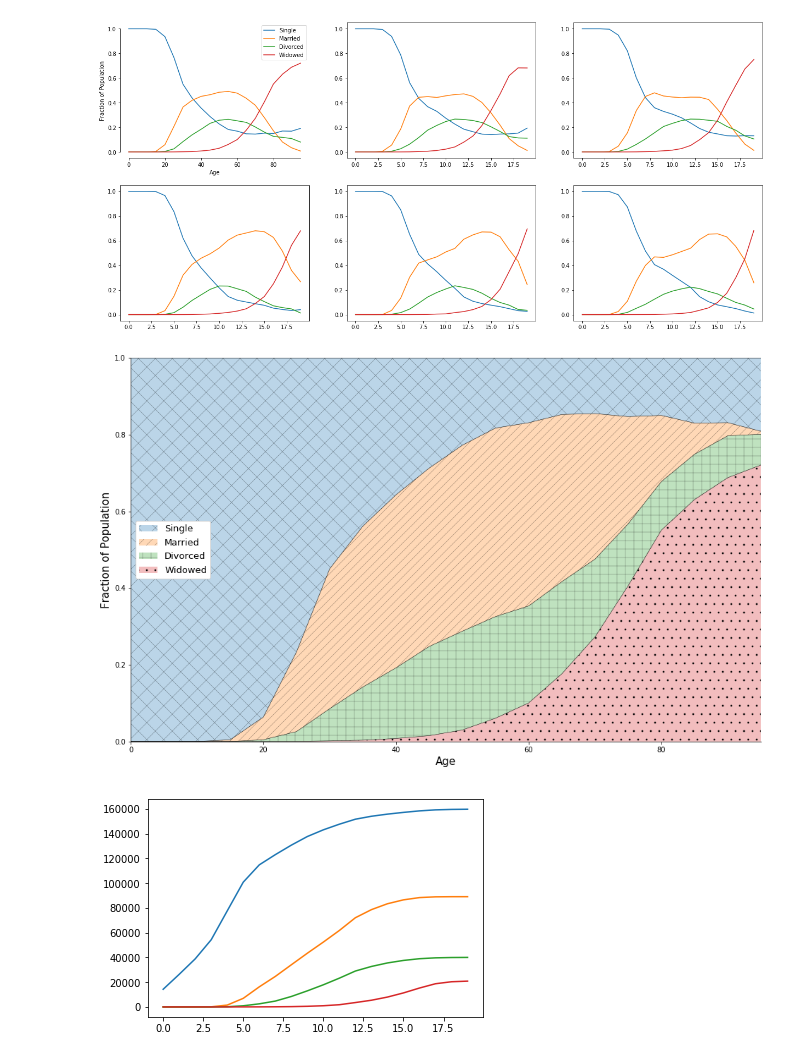
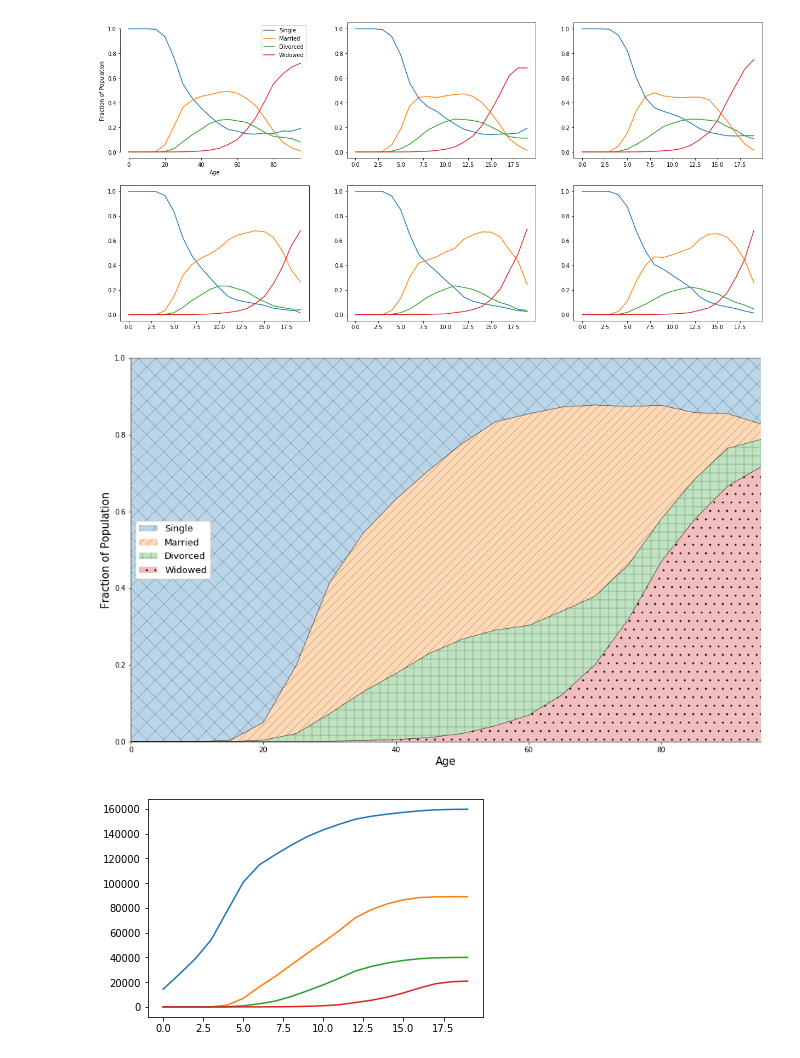
Before and after one commit to Stippos/InfoVisu, a Jupyter notebook: Toka/plottii.ipynb, the cells around one changed output. Saved outputs shown, nothing was run; the diff lists cells and outputs as text; code cells hidden in the pictures.

```diff
--- a/Toka/plottii.ipynb
+++ b/Toka/plottii.ipynb
@@ -215,32 +215,32 @@ mpl.rcParams['hatch.linewidth'] = 0.2  # previous svg hatch linewidth
 # %%
 plt.figure(1, (16, 10))
 
-cum = np.cumsum(naiset_2004_a, 1)
+cum = np.cumsum(kaikki_2004_a, 1)
 lors = plt.subplot(111)
 
 for i in range(0, naiset_2017_a.shape[1]):
     plt.plot(ages, np.abs(cum[:,i] / cum[:,0] - 2), c = "k", lw = 0.5)
 
 a = plt.fill_between(ages, 1, np.abs(cum[:,1] / cum[:,0] - 2), hatch = "x", label = "Single", alpha = 0.3)
 b = plt.fill_between(ages, np.abs(cum[:,1] / cum[:,0] - 2), np.abs(cum[:,2] / cum[:,0] - 2), hatch = "//" , label = "Married", alpha = 0.3)
 c = plt.fill_between(ages, np.abs(cum[:,2] / cum[:,0] - 2), np.abs(cum[:,3] / cum[:,0] - 2), hatch  = "+", label = "Divorced", alpha = 0.3)
 d = plt.fill_between(ages, np.abs(cum[:,3] / cum[:,0] - 2), np.abs(cum[:,4] / cum[:,0] - 2), hatch = ".", label = "Widowed", alpha = 0.3)
 
 
 plt.legend(loc = "center left", prop = {"size":  13}, framealpha = 1)
 
 plt.xlim(0,95)
 plt.ylim(0,1)
 lors.spines['top'].set_visible(False)
 lors.spines['right'].set_visible(False)
 lors.spines['bottom'].set_bounds(0, 95)
 lors.spines['left'].set_bounds(0, 1)
 plt.xlabel("Age", fontsize = 15)
 plt.ylabel("Fraction of Population", fontsize = 15)
 
 plt.savefig("cumulative.png", dpi = 300)
 # %% [output]
-[figure, old version]
+[figure, new version]
 # %%
 cum_down = np.cumsum(naiset_2010_a, 0)
 for i in range(1, naiset_2017_a.shape[1]):
```
Also changed, not shown: 6 other files.
